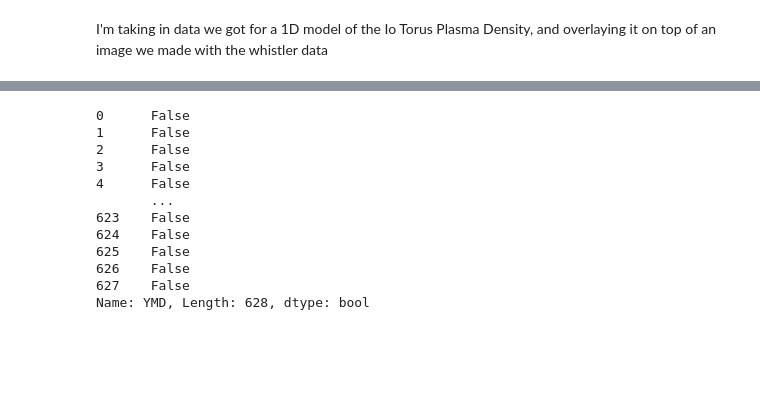
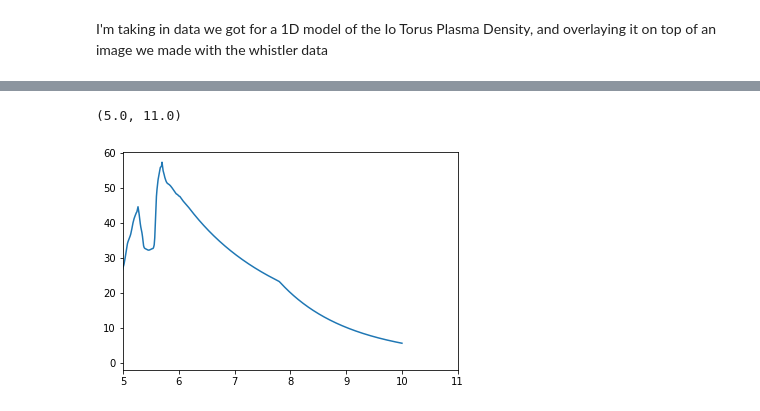
Before and after one commit to MilneBotMKII/Whistler-Research, a Jupyter notebook: PlasmaDensityOverlay.ipynb, the cells around one changed output, grey strips where cells are left out. Saved outputs shown, nothing was run; the diff lists cells and outputs as text; code cells hidden in the pictures; blank space fills up the shorter version.

```diff
--- a/PlasmaDensityOverlay.ipynb
+++ b/PlasmaDensityOverlay.ipynb
@@ -86,15 +40,6 @@ tempWhistlerTable
-# %%
-WhistlerTable['YMD'] == 20191103
-# %% [output]
-0      False
-1      False
-2      False
-3      False
-4      False
-       ...
-623    False
-624    False
-625    False
-626    False
-627    False
-Name: YMD, Length: 628, dtype: bool
+# %%
+plt.plot(NerneyTable['Rj'], NerneyTable['ne^.5'])
+plt.xlim(5, 11)
+# %% [output]
+(5.0, 11.0)
+[figure, added]
```
Also changed, not shown: parts of 5 cells of this notebook.
